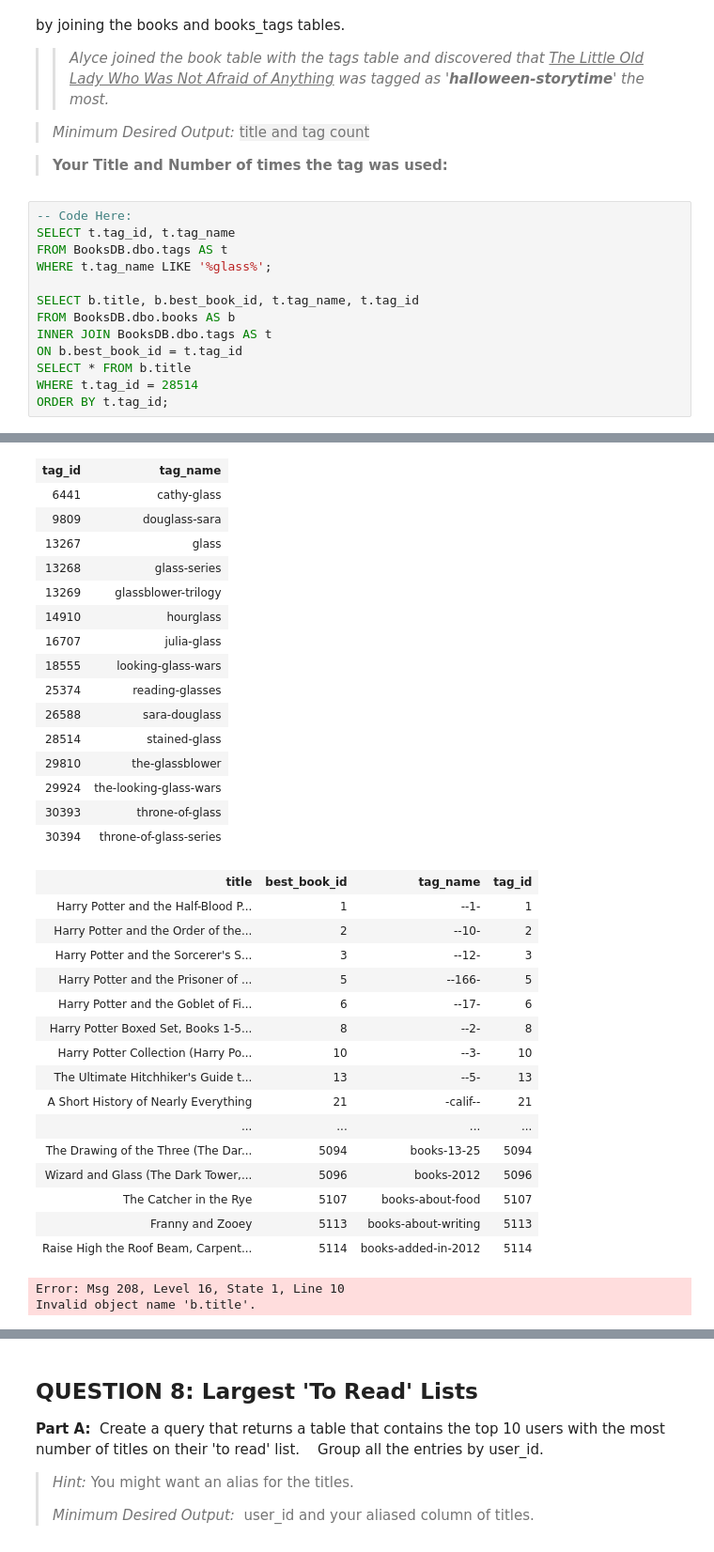
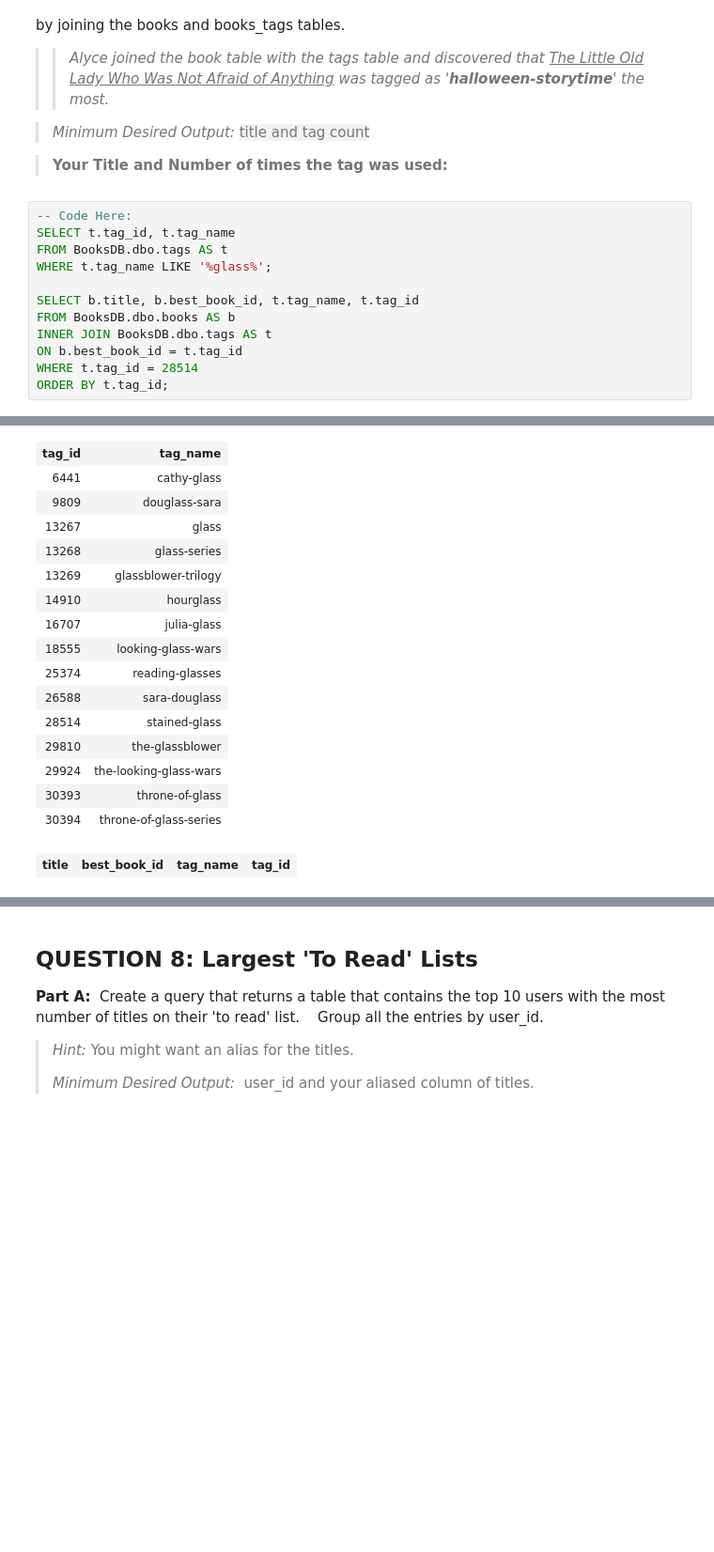
Before and after one commit to Hockeystyx/SQL-Part-3-Exercises, a Jupyter notebook: SQL-Part-3-Exercises/Notebook-1.ipynb, the cells around one changed output, grey strips where cells are left out. Shown: that part at 94% size. Cells and saved outputs as stored; diff of their text form; blank space fills up the shorter version.

```diff
--- a/SQL-Part-3-Exercises/Notebook-1.ipynb
+++ b/SQL-Part-3-Exercises/Notebook-1.ipynb
@@ -277,7 +277,6 @@ SELECT b.title, b.best_book_id, t.tag_name, t.tag_id
 FROM BooksDB.dbo.books AS b
 INNER JOIN BooksDB.dbo.tags AS t
 ON b.best_book_id = t.tag_id
-SELECT * FROM b.title
 WHERE t.tag_id = 28514
 ORDER BY t.tag_id;
 # %% [output]
@@ -287,37 +286,20 @@ Total execution time: 00:00:00.243
 | tag_id | tag_name |
 | 6441 | cathy-glass |
 | 9809 | douglass-sara |
 | 13267 | glass |
 | 13268 | glass-series |
 | 13269 | glassblower-trilogy |
 | 14910 | hourglass |
 | 16707 | julia-glass |
 | 18555 | looking-glass-wars |
 | 25374 | reading-glasses |
 | 26588 | sara-douglass |
 | 28514 | stained-glass |
 | 29810 | the-glassblower |
 | 29924 | the-looking-glass-wars |
 | 30393 | throne-of-glass |
 | 30394 | throne-of-glass-series |
 | title | best_book_id | tag_name | tag_id |
-| Harry Potter and the Half-Blood P... | 1 | --1- | 1 |
-| Harry Potter and the Order of the... | 2 | --10- | 2 |
-| Harry Potter and the Sorcerer's S... | 3 | --12- | 3 |
-| Harry Potter and the Prisoner of ... | 5 | --166- | 5 |
-| Harry Potter and the Goblet of Fi... | 6 | --17- | 6 |
-| Harry Potter Boxed Set, Books 1-5... | 8 | --2- | 8 |
-| Harry Potter Collection (Harry Po... | 10 | --3- | 10 |
-| The Ultimate Hitchhiker's Guide t... | 13 | --5- | 13 |
-| A Short History of Nearly Everything | 21 | -calif-- | 21 |
-| ... | ... | ... | ... |
-| The Drawing of the Three (The Dar... | 5094 | books-13-25 | 5094 |
-| Wizard and Glass (The Dark Tower,... | 5096 | books-2012 | 5096 |
-| The Catcher in the Rye | 5107 | books-about-food | 5107 |
-| Franny and Zooey | 5113 | books-about-writing | 5113 |
-| Raise High the Roof Beam, Carpent... | 5114 | books-added-in-2012 | 5114 |
-Error: Msg 208, Level 16, State 1, Line 10
-Invalid object name 'b.title'.
 # %% [markdown]
 ## **QUESTION 7:** What are the top 10 most popular book titles on the 'to read' list?
 
```
Also changed, not shown: parts of 6 cells of this notebook.
